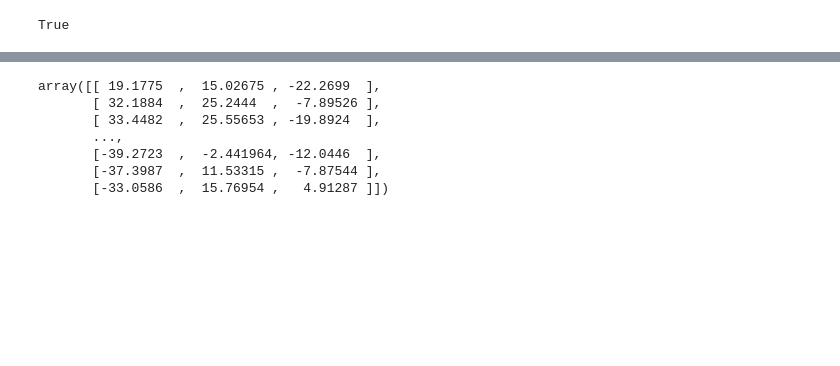
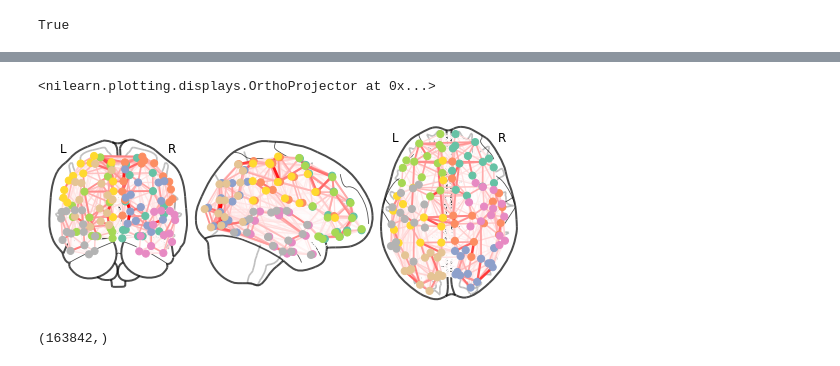
Before and after one commit to hugofluhr/gsp_neuro, a Jupyter notebook: notebooks/connectomes_sandbox.ipynb, the cells around one changed output, grey strips where cells are left out. Cells and saved outputs as stored; diff of their text form; code cells hidden in the pictures; blank space fills up the shorter version.

```diff
--- a/notebooks/connectomes_sandbox.ipynb
+++ b/notebooks/connectomes_sandbox.ipynb
@@ -72,10 +75,6 @@ G.plot(G.U[:,1], edges=False)
-# %%
-G.coords
-# %% [output]
-array([[ 19.1775  ,  15.02675 , -22.2699  ],
-       [ 32.1884  ,  25.2444  ,  -7.89526 ],
-       [ 33.4482  ,  25.55653 , -19.8924  ],
-       ...,
-       [-39.2723  ,  -2.441964, -12.0446  ],
-       [-37.3987  ,  11.53315 ,  -7.87544 ],
-       [-33.0586  ,  15.76954 ,   4.91287 ]])
+# %%
+plotting.plot_connectome(G.W.toarray(), G.coords)
+#plotting.show()
+# %% [output]
+<nilearn.plotting.displays.OrthoProjector at 0x...>
+[figure, added]
@@ -81,0 +90,4 @@ array([[ 19.1775  ,  15.02675 , -22.2699  ],
+# %%
+annot_right[0].shape
+# %% [output]
+(163842,)
```
Also changed, not shown: parts of 16 cells of this notebook.
